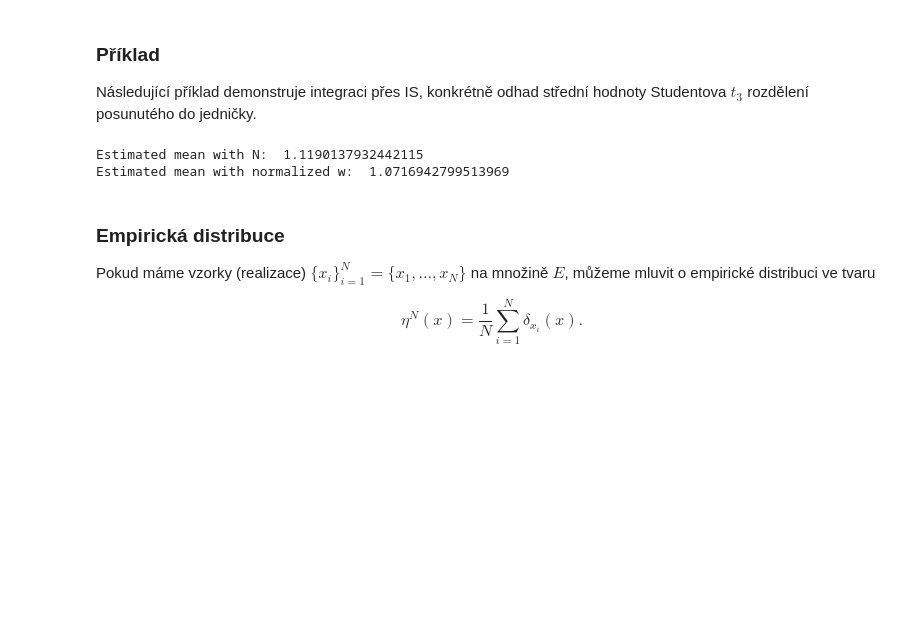
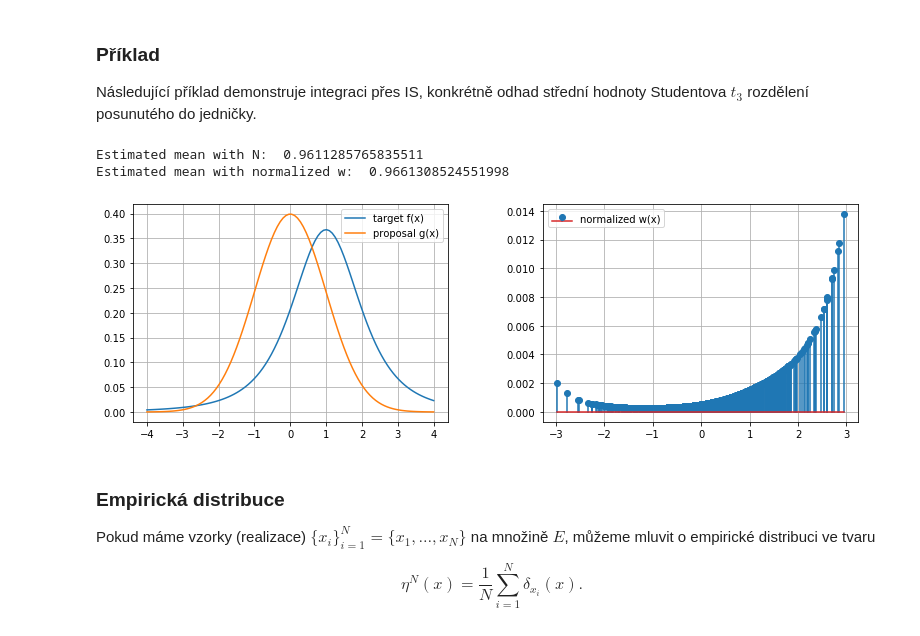
Before and after one commit to TaIos/bml, a Jupyter notebook: prednasky/Particle_filter_KD.ipynb, the cells around one changed output. Cells and saved outputs as stored; diff of their text form; code cells hidden in the pictures; blank space fills up the shorter version.

```diff
--- a/prednasky/Particle_filter_KD.ipynb
+++ b/prednasky/Particle_filter_KD.ipynb
@@ -77,40 +77,41 @@ import numpy as np
 import matplotlib.pylab as plt
 from scipy.stats import norm, uniform, t
 
-nsamples = 10000  ### Number of samples
+nsamples = 1000  ### Number of samples
 proposal_loc = 0  ### Mean of normal proposal
 proposal_std = 1  ### St. deviation of normal proposal
 
 # Target - t distribution
 def target_pdf(x):
     return t.pdf(x, df=3, loc=1)
 
 samples_x = norm.rvs(loc=proposal_loc, scale=proposal_std, size=nsamples)
 
 fx = target_pdf(samples_x)
 gx = norm.pdf(samples_x, loc=proposal_loc, scale=proposal_std)
 
 weights = fx/gx
 weights_normalized = weights/weights.sum()
 
 mean = np.mean(samples_x * weights)
 mean_normalized = np.sum(samples_x * weights_normalized)
 print('Estimated mean with N: ', mean)
 print('Estimated mean with normalized w: ', mean_normalized)
 
 plt.figure(figsize=(13,4))
 plt.subplot(121)
 x = np.linspace(-4, 4, 100)
 plt.plot(x, target_pdf(x), label='target f(x)')
 plt.plot(x, norm.pdf(x, loc=proposal_loc, scale=proposal_std), label='proposal g(x)')
 plt.legend()
 plt.subplot(122)
 plt.stem(samples_x, weights_normalized, label='normalized w(x)')
 plt.legend()
 plt.show()
 # %% [output]
-Estimated mean with N:  1.1190137932442115
-Estimated mean with normalized w:  1.0716942799513969
+Estimated mean with N:  0.9611285765835511
+Estimated mean with normalized w:  0.9661308524551998
+[figure, added]
 # %% [markdown]
 ### Empirická distribuce
 
```
Also changed, not shown: parts of 6 cells of this notebook.
